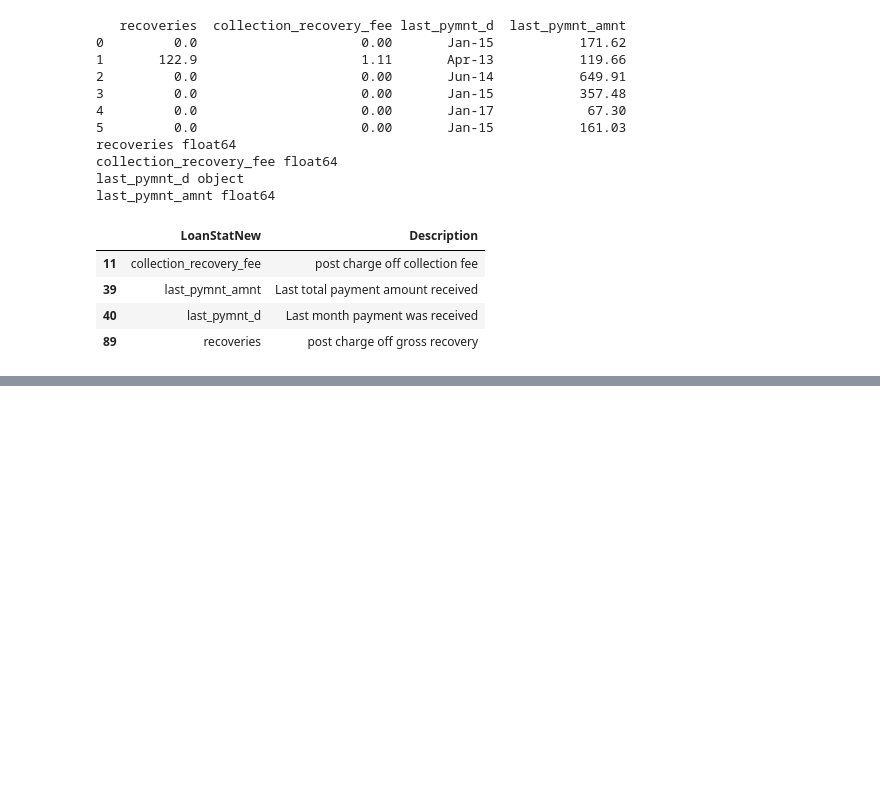
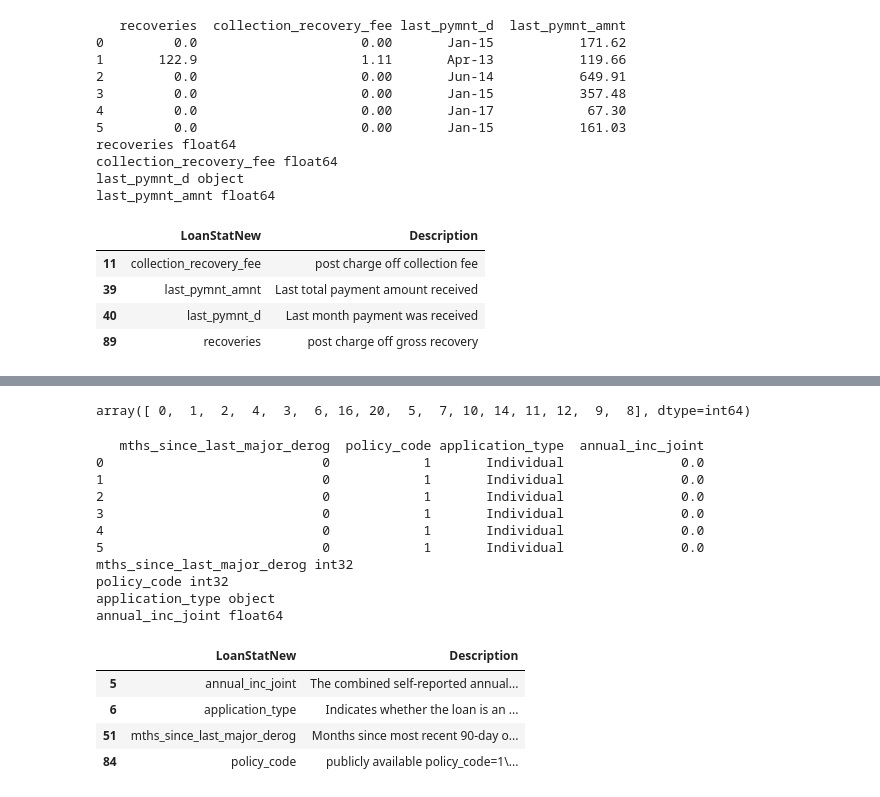
Before and after one commit to anilrajgr/udacity-machine-learning, a Jupyter notebook: projects/capstone/csv2dataframe.ipynb, the cells around one changed output, grey strips where cells are left out. Cells and saved outputs as stored; diff of their text form; code cells hidden in the pictures; blank space fills up the shorter version.

```diff
--- a/projects/capstone/csv2dataframe.ipynb
+++ b/projects/capstone/csv2dataframe.ipynb
@@ -961,0 +981,7 @@ array(['Jan-\x01', 'Apr-\x01', 'Jun-\x01', 'May-\x01', 'Nov-\x01',
+# %%
+# Delete the entries with last_pymnt_d = 0, if the total number of those are less than 0.1% of the total data.
+# Else, we need to think of a way to fix it.
+if (len(loan_data.loc[loan_data['last_pymnt_d'] == '0']) < len(loan_data) * 0.1 / 100):
+    loan_data.drop(loan_data[loan_data.last_pymnt_d == '0'].index, inplace=True)
+    loan_data.loc[loan_data['last_pymnt_d'] == '0']
+loan_data['last_pymnt_d'].unique()
@@ -961,0 +1006,6 @@ array(['Jan-\x01', 'Apr-\x01', 'Jun-\x01', 'May-\x01', 'Nov-\x01',
+# %%
+# Moving to next 4 columns
+print(loan_data.iloc[:6,41:44])
+for y in loan_data.columns[41:44]:
+  print(y, loan_data[y].dtype)
+loan_dict.loc[loan_dict['LoanStatNew'].isin(list(loan_data.columns.values[41:44]))]
@@ -961,0 +1027,8 @@ array(['Jan-\x01', 'Apr-\x01', 'Jun-\x01', 'May-\x01', 'Nov-\x01',
+# %%
+# next_pymnt_d looks wrong
+len(loan_data.loc[loan_data['next_pymnt_d'] == '0'])
+# It has 92648 entries.
+# For now, I am dropping this.
+# Next payment is future payment is not completely relevant.
+# This information should already by hidden in all the other data.
+loan_data = loan_data.drop('next_pymnt_d', 1)
@@ -961,0 +1058,6 @@ array(['Jan-\x01', 'Apr-\x01', 'Jun-\x01', 'May-\x01', 'Nov-\x01',
+# %%
+# There are inconsistencies.
+# Some places the year is called 16 and other places it is 2016
+loan_data['last_credit_pull_d'] = loan_data['last_credit_pull_d'].str.replace("-20","")
+loan_data['last_credit_pull_d'].replace(to_replace="([a-zA-Z])(\d+)", value=r"\1-\2", regex=True, inplace=True)
+loan_data['last_credit_pull_d'].unique()
@@ -961,0 +1082,7 @@ array(['Jan-\x01', 'Apr-\x01', 'Jun-\x01', 'May-\x01', 'Nov-\x01',
+# %%
+# I am keeping the 0 values in the last_credit_pull_d.
+# It could mean, the credit was not pulled before.
+
+loan_data['collections_12_mths_ex_med'].unique()
+# %% [output]
+array([ 0,  1,  2,  4,  3,  6, 16, 20,  5,  7, 10, 14, 11, 12,  9,  8], dtype=int64)
@@ -961,0 +1092,23 @@ array(['Jan-\x01', 'Apr-\x01', 'Jun-\x01', 'May-\x01', 'Nov-\x01',
+# %%
+# Moving to next 4 columns
+print(loan_data.iloc[:6,44:48])
+for y in loan_data.columns[44:48]:
+  print(y, loan_data[y].dtype)
+loan_dict.loc[loan_dict['LoanStatNew'].isin(list(loan_data.columns.values[44:48]))]
+# %% [output]
+   mths_since_last_major_derog  policy_code application_type  annual_inc_joint
+0                            0            1       Individual               0.0
+1                            0            1       Individual               0.0
+2                            0            1       Individual               0.0
+3                            0            1       Individual               0.0
+4                            0            1       Individual               0.0
+5                            0            1       Individual               0.0
+mths_since_last_major_derog int32
+policy_code int32
+application_type object
+annual_inc_joint float64
+|  | LoanStatNew | Description |
+| 5 | annual_inc_joint | The combined self-reported annual... |
+| 6 | application_type | Indicates whether the loan is an ... |
+| 51 | mths_since_last_major_derog | Months since most recent 90-day o... |
+| 84 | policy_code | publicly available policy_code=1\... |
```
Also changed, not shown: parts of 39 cells of this notebook.
